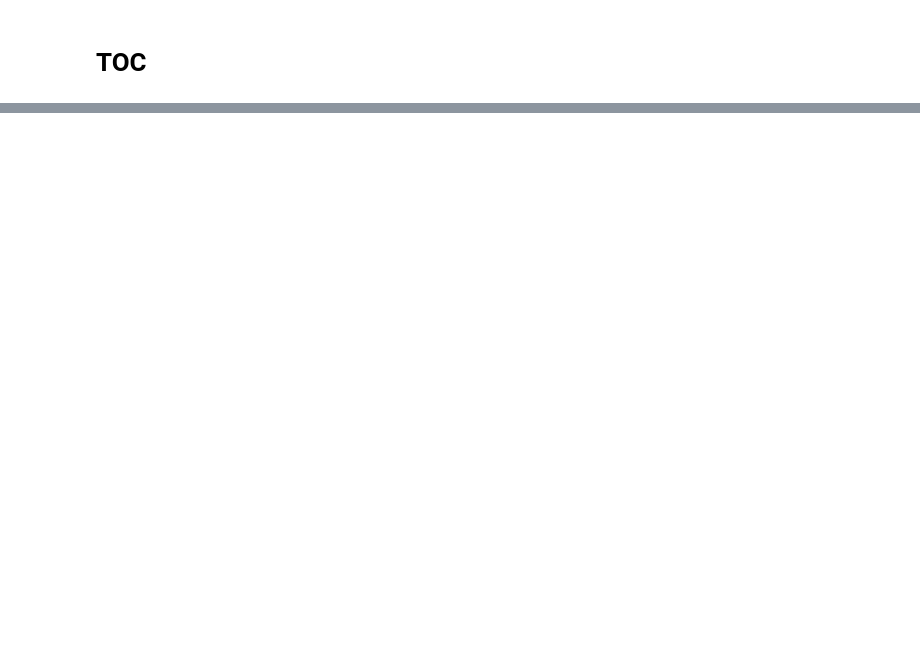
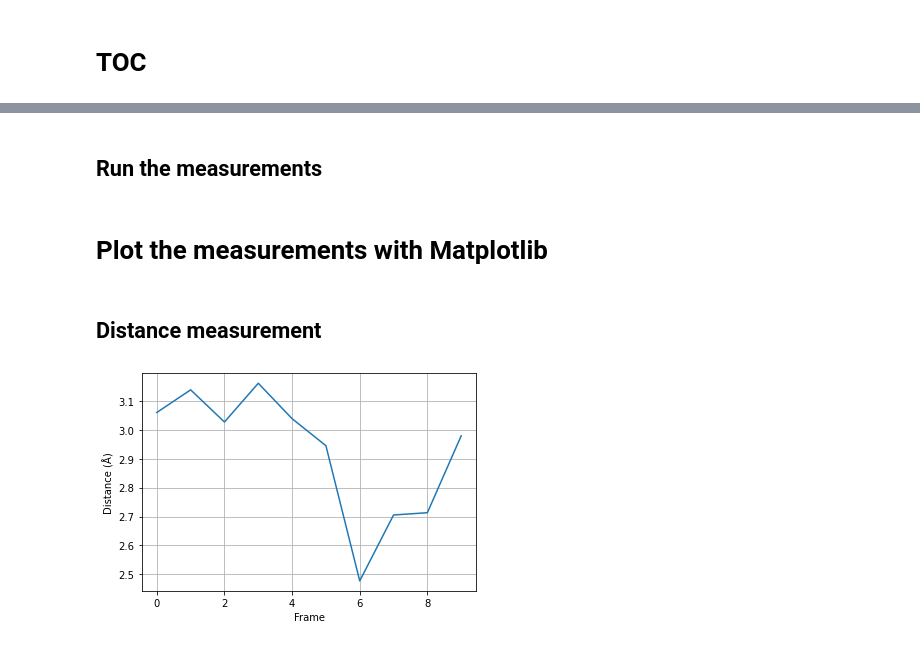
Before and after one commit to MolBioMedUAB/RCBS.py, a Jupyter notebook: RCBS/examples/md_analyser/md_analyzer_example.ipynb, the cells around one changed output, grey strips where cells are left out. Drawn from its saved outputs; the diff is of its cells as text; code cells hidden in the pictures; blank space fills up the shorter version.

Commit message:
Created again a notebook containing an example of a complete analysis (using all the available options) of a short trajectory, including the selection of a frame and it extraction as pdb

```diff
--- a/RCBS/examples/md_analyser/md_analyzer_example.ipynb
+++ b/RCBS/examples/md_analyser/md_analyzer_example.ipynb
@@ -198,0 +47,11 @@ print(f'{percentage}% of the frames satisfy the given criteria (dist C12-OH < 3.
+# %%
+C10 = selections.selection(u, 'C10', sel_type='at_name')
+C11 = selections.selection(u, 'C11', sel_type='at_name')
+C12 = selections.selection(u, 'C12', sel_type='at_name')
+C13 = selections.selection(u, 'C13', sel_type='at_name')
+C14 = selections.selection(u, 'C14', sel_type='at_name')
+
+H12 = selections.selection(u, ['H12A', 'H12B'], sel_type='at_name')
+cof = selections.selection(u, 10597, sel_type='at_num')
+
+COO = selections.selection(u, [10599, 10600, 10601], sel_type='at_num')
@@ -198,0 +82,2 @@ print(f'{percentage}% of the frames satisfy the given criteria (dist C12-OH < 3.
+# %%
+m = measurements.Measurements(u)
@@ -198,0 +86,23 @@ print(f'{percentage}% of the frames satisfy the given criteria (dist C12-OH < 3.
+# %%
+m.add_distance('dist_H12', cof, H12)
+m.add_angle('angle_C11C12C13', C11, C12, C13)
+m.add_dihedral('dihe_C10C11C13C14', C10, C11, C13, C14, domain=180)
+m.add_contacts('contacts_COO', COO, sel_env=5, interactions='all', include_WAT=True)
+# %% [markdown]
+## Run the measurements
+# %%
+m.run_measure() #Default arguments: save_output=False, input_config=False
+# %% [markdown]
+# Plot the measurements with Matplotlib <a class="anchor" id="plot"></a>
+# %% [markdown]
+## Distance measurement
+# %%
+plt.plot(range(len(m.universe.trajectory)), m.results['dist_H12'])
+
+plt.xlabel('Frame')
+plt.ylabel('Distance (Å)')
+
+plt.grid()
+plt.show()
+# %% [output]
+[figure, added]
```
Also changed, not shown: parts of 63 cells of this notebook, 2 other files.
